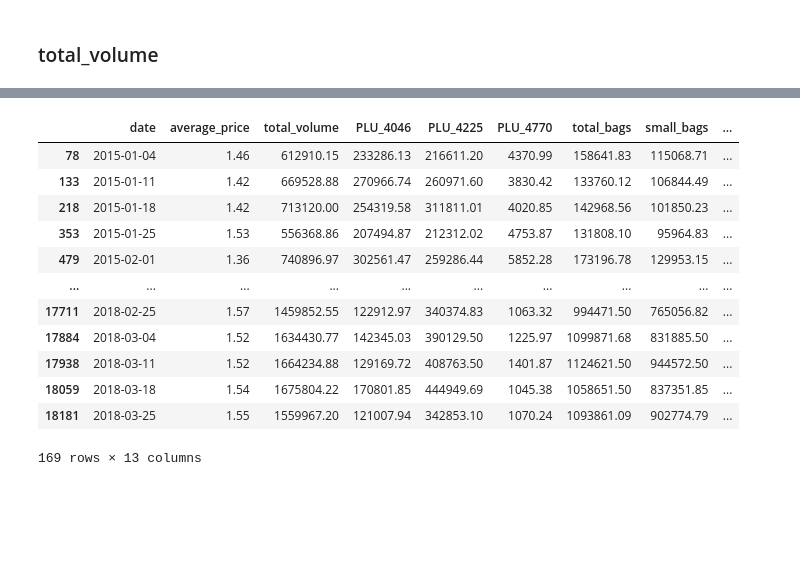
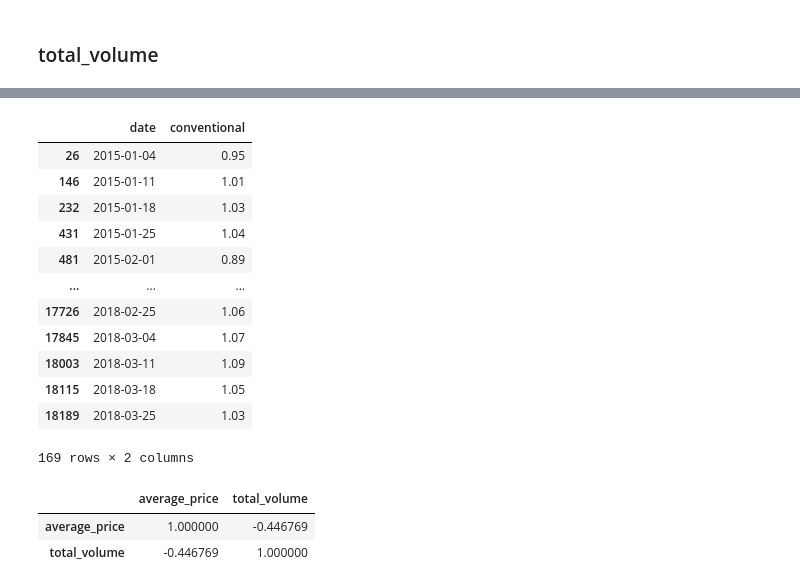
Before and after one commit to tomas-lucena/avocado, a Jupyter notebook: notebook/parte_1.ipynb, the cells around one changed output, grey strips where cells are left out. Cells and saved outputs as stored; diff of their text form; code cells hidden in the pictures; blank space fills up the shorter version.

```diff
--- a/notebook/parte_1.ipynb
+++ b/notebook/parte_1.ipynb
@@ -118,0 +186,23 @@ fig.show()
+# %%
+mask_all            = df.region == 'TotalUS'
+mask_conventional   =  (df.region == 'TotalUS') & (df.type == 'conventional')
+mask_organic        =  (df.region == 'TotalUS') & (df.type == 'organic')
+
+average_price_media = df.loc[mask_all,['date','total_volume']].groupby('date').mean()
+average_price_conventional = df.loc[mask_conventional,['date','total_volume']]
+average_price_organic = df.loc[mask_organic,['date','total_volume']]
+
+average_price_media.columns         = ['media']
+average_price_conventional.columns  = ['date','conventional']
+average_price_organic.columns       = ['date','organic']
+
+
+_df = pd.merge(average_price_conventional,average_price_organic,on='date')
+_df = _df.merge(average_price_media,right_index=True,left_on='date')
+
+px.line(
+    _df,
+    x='date',
+    y=['conventional','organic','media'],
+    #log_y=True
+)
@@ -202,18 +227,0 @@ fig.show()
-# %%
-mask = (df.region == 'TotalUS') & (df.type == 'organic')
-_df =df.loc[mask]
-_df
-# %% [output]
-|  | date | average_price | total_volume | PLU_4046 | PLU_4225 | PLU_4770 | total_bags | small_bags | ... |
-| 78 | 2015-01-04 | 1.46 | 612910.15 | 233286.13 | 216611.20 | 4370.99 | 158641.83 | 115068.71 | ... |
-| 133 | 2015-01-11 | 1.42 | 669528.88 | 270966.74 | 260971.60 | 3830.42 | 133760.12 | 106844.49 | ... |
-| 218 | 2015-01-18 | 1.42 | 713120.00 | 254319.58 | 311811.01 | 4020.85 | 142968.56 | 101850.23 | ... |
-| 353 | 2015-01-25 | 1.53 | 556368.86 | 207494.87 | 212312.02 | 4753.87 | 131808.10 | 95964.83 | ... |
-| 479 | 2015-02-01 | 1.36 | 740896.97 | 302561.47 | 259286.44 | 5852.28 | 173196.78 | 129953.15 | ... |
-| ... | ... | ... | ... | ... | ... | ... | ... | ... | ... |
-| 17711 | 2018-02-25 | 1.57 | 1459852.55 | 122912.97 | 340374.83 | 1063.32 | 994471.50 | 765056.82 | ... |
-| 17884 | 2018-03-04 | 1.52 | 1634430.77 | 142345.03 | 390129.50 | 1225.97 | 1099871.68 | 831885.50 | ... |
-| 17938 | 2018-03-11 | 1.52 | 1664234.88 | 129169.72 | 408763.50 | 1401.87 | 1124621.50 | 944572.50 | ... |
-| 18059 | 2018-03-18 | 1.54 | 1675804.22 | 170801.85 | 444949.69 | 1045.38 | 1058651.50 | 837351.85 | ... |
-| 18181 | 2018-03-25 | 1.55 | 1559967.20 | 121007.94 | 342853.10 | 1070.24 | 1093861.09 | 902774.79 | ... |
-169 rows × 13 columns
@@ -220,3 +238,19 @@ _df
+# %%
+average_price_conventional
+# %% [output]
+|  | date | conventional |
+| 26 | 2015-01-04 | 0.95 |
+| 146 | 2015-01-11 | 1.01 |
+| 232 | 2015-01-18 | 1.03 |
+| 431 | 2015-01-25 | 1.04 |
+| 481 | 2015-02-01 | 0.89 |
+| ... | ... | ... |
+| 17726 | 2018-02-25 | 1.06 |
+| 17845 | 2018-03-04 | 1.07 |
+| 18003 | 2018-03-11 | 1.09 |
+| 18115 | 2018-03-18 | 1.05 |
+| 18189 | 2018-03-25 | 1.03 |
+169 rows × 2 columns
 # %%
 px.scatter(
     y=_df.average_price,
@@ -225 +259,10 @@ px.scatter(
 )
+# %%
+average_price_return = (_df['average_price']/_df['average_price'].shift(1))-1
+total_volume_return = (_df['total_volume']/_df['total_volume'].shift(1))-1
+
+pd.concat([average_price_return,total_volume_return],axis=1).corr()
+# %% [output]
+|  | average_price | total_volume |
+| average_price | 1.000000 | -0.446769 |
+| total_volume | -0.446769 | 1.000000 |
```
Also changed, not shown: parts of 26 cells of this notebook.
